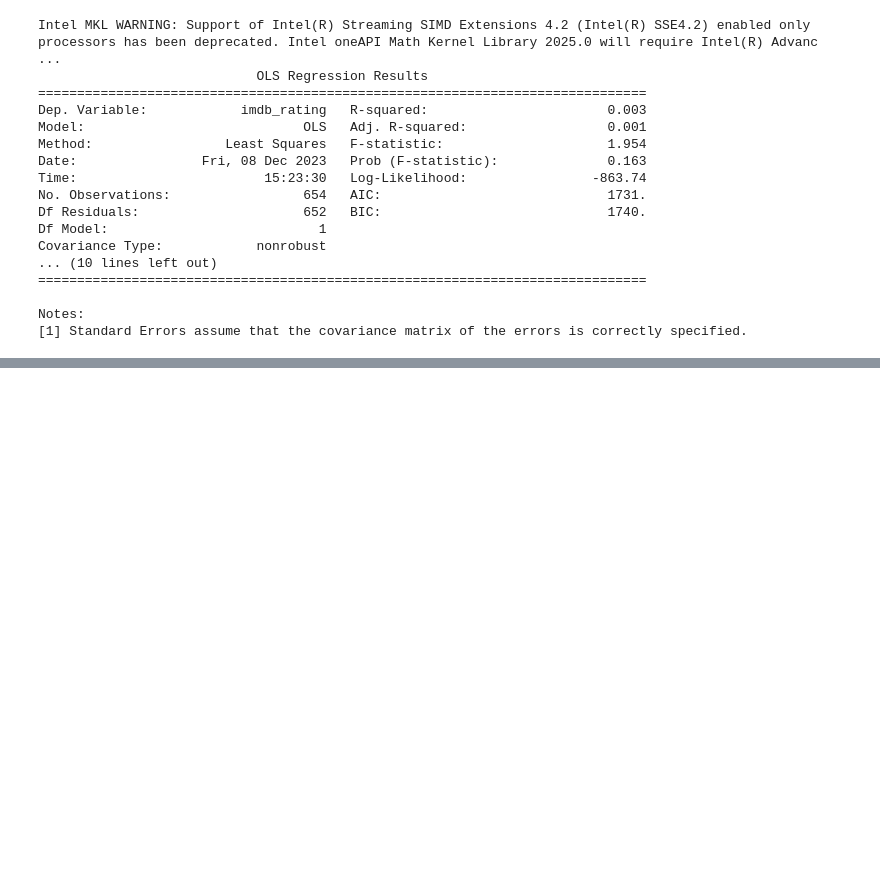
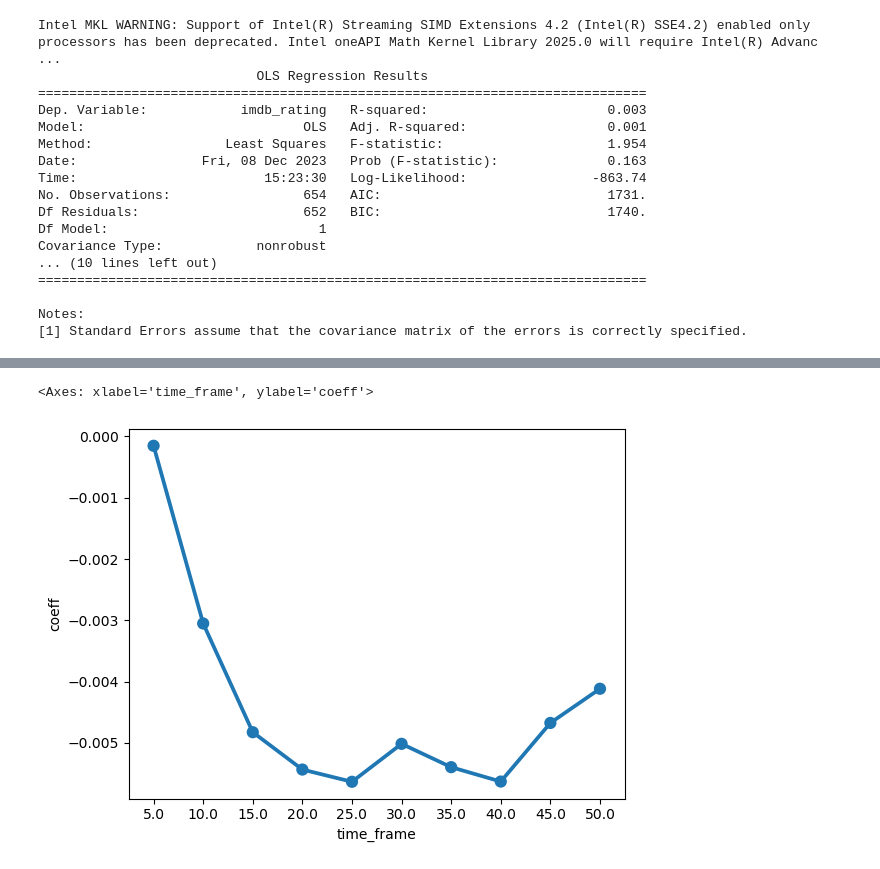
Before and after one commit to epfl-ada/ada-2023-project-team0110, a Jupyter notebook: time_frame.ipynb, the cells around one changed output, grey strips where cells are left out. Drawn from its saved outputs; the diff is of its cells as text; code cells hidden in the pictures; blank space fills up the shorter version.

```diff
--- a/time_frame.ipynb
+++ b/time_frame.ipynb
@@ -112,7 +112,7 @@ Exact Matching
 # %%
 time_frame_criteria = [5, 10, 15, 20, 25, 30, 35, 40, 45, 50]
 # %%
-def get_mean_rating(time_frame_criteria, df):
+def get_coeff(time_frame_criteria, df):
     control = df.query('time_frame <='+str(time_frame_criteria))
     treated = df.query('time_frame >'+str(time_frame_criteria))
 
@@ -133,4 +133,8 @@ def get_mean_rating(time_frame_criteria, df):
     matched_array
     matching_df = df.loc[matched_array]
 
-    return matching_df
+    lin_reg_model = smf.ols(formula='imdb_rating ~ time_frame', data=matching_df)
+    lin_reg_fit = lin_reg_model.fit()
+    coeff = lin_reg_fit.params.time_frame
+
+    return coeff
@@ -183,7 +169,6 @@ Notes:
 # %%
-mean_rating = np.zeros([len(time_frame_criteria), 3])
+coeff_time_frame = np.zeros([len(time_frame_criteria), 2])
 for i in time_frame_criteria:
-    mean_rating[int(i/5-1),0] = i
-    [mean_treated, mean_controlled] = get_mean_rating(i, df)
-    mean_rating[int(i/5-1),1] = mean_treated
-    mean_rating[int(i/5-1),2] = mean_controlled
+    coeff_time_frame[int(i/5-1),0] = i
+    coeff = get_coeff(i+0.1, df)
+    coeff_time_frame[int(i/5-1),1] = coeff
@@ -189,0 +186,2 @@ for i in time_frame_criteria:
+# %%
+coeffs = pd.DataFrame(coeff_time_frame, columns=["time_frame", "coeff"])
@@ -189,0 +201,5 @@ for i in time_frame_criteria:
+# %%
+sns.pointplot(x="time_frame", y="coeff", data=coeffs)
+# %% [output]
+<Axes: xlabel='time_frame', ylabel='coeff'>
+[figure, added]
```
Also changed, not shown: parts of 6 cells of this notebook.
